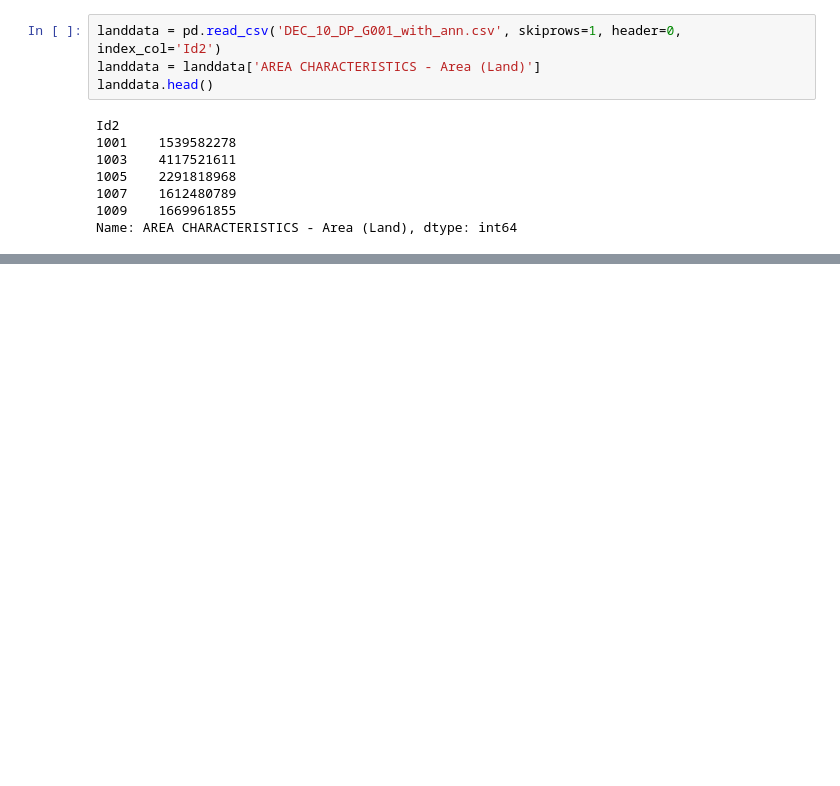
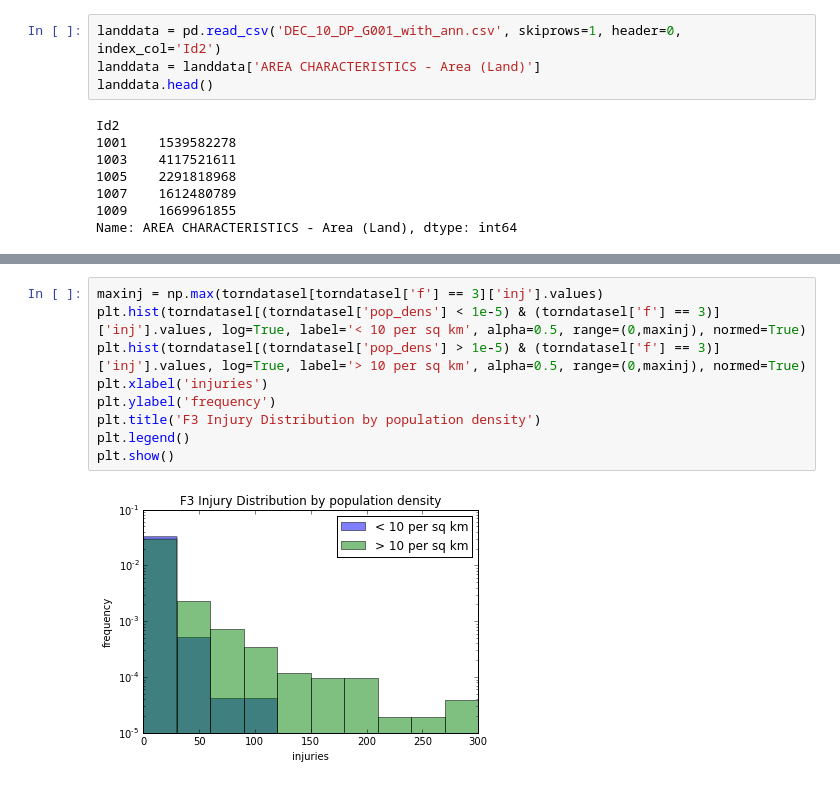
Before and after one commit to lgarrison/AM207-Twister, a Jupyter notebook: injurymodelling-stephen.ipynb, the cells around one changed output, grey strips where cells are left out. Drawn from its saved outputs; the diff is of its cells as text; blank space fills up the shorter version.

```diff
--- a/injurymodelling-stephen.ipynb
+++ b/injurymodelling-stephen.ipynb
@@ -353,0 +128,11 @@ Actual injuries: 1951
+# %%
+maxinj = np.max(torndatasel[torndatasel['f'] == 3]['inj'].values)
+plt.hist(torndatasel[(torndatasel['pop_dens'] < 1e-5) & (torndatasel['f'] == 3)]['inj'].values, log=True, label='< 10 per sq km', alpha=0.5, range=(0,maxinj), normed=True)
+plt.hist(torndatasel[(torndatasel['pop_dens'] > 1e-5) & (torndatasel['f'] == 3)]['inj'].values, log=True, label='> 10 per sq km', alpha=0.5, range=(0,maxinj), normed=True)
+plt.xlabel('injuries')
+plt.ylabel('frequency')
+plt.title('F3 Injury Distribution by population density')
+plt.legend()
+plt.show()
+# %% [output]
+[figure, added]
```
Also changed, not shown: parts of 82 cells of this notebook.
